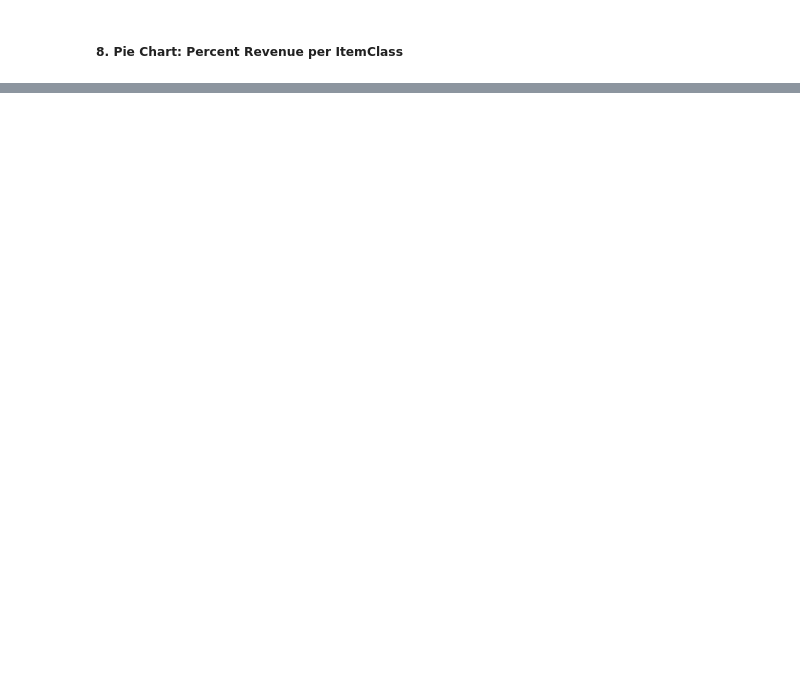
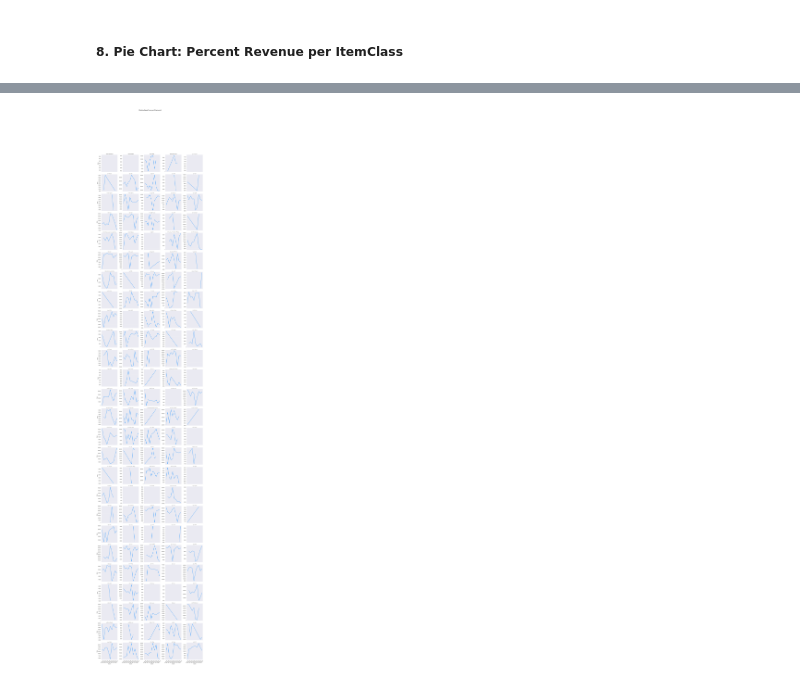
Before and after one commit to moustafa-git/pharmacy-analysis, a Jupyter notebook: notebook.ipynb, the cells around one changed output, grey strips where cells are left out. Saved outputs shown, nothing was run; the diff lists cells and outputs as text; code cells hidden in the pictures; blank space fills up the shorter version.

Commit message:
Update notebook with pharmacist performance analysis

```diff
--- a/notebook.ipynb
+++ b/notebook.ipynb
@@ -532,0 +571,3 @@ plt.show()
+# %%
+df = pd.merge(pharm, pharmacists, left_on="Assigned_User_ID", right_on="user_id", how="left")
+df.head()
@@ -532,0 +635,23 @@ plt.show()
+# %%
+
+
+# Step 1: Prepare monthly sales data
+monthly_sales = df.groupby(["User_Name", df["date"].dt.to_period("M")])["total_sales"].sum().reset_index()
+monthly_sales["Month"] = monthly_sales["date"].astype(str)
+
+# Step 2: Plot using FacetGrid
+g = sns.FacetGrid(monthly_sales, col="User_Name", col_wrap=5, height=3.5, sharey=False)
+g.map_dataframe(sns.lineplot, x="Month", y="total_sales", color="dodgerblue", linewidth=2)
+
+# Step 3: Format
+g.set_titles("{col_name}")
+g.set_axis_labels("Month", "Sales")
+for ax in g.axes.flat:
+    ax.tick_params(axis='x', rotation=45)
+    ax.grid(True, linestyle='--', alpha=0.5)
+
+plt.subplots_adjust(top=0.9)
+g.fig.suptitle("Monthly Sales Trend per Pharmacist", fontsize=16)
+plt.show()
+# %% [output]
+[figure, added]
```
Also changed, not shown: parts of 14 cells of this notebook.
